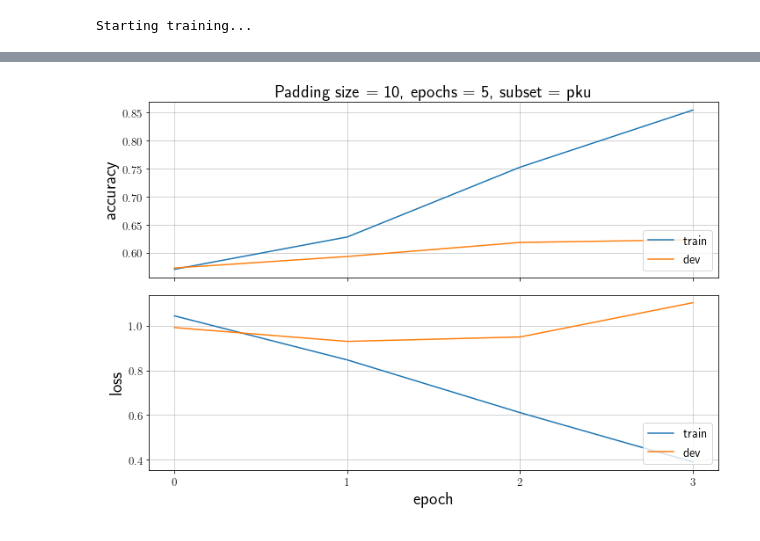
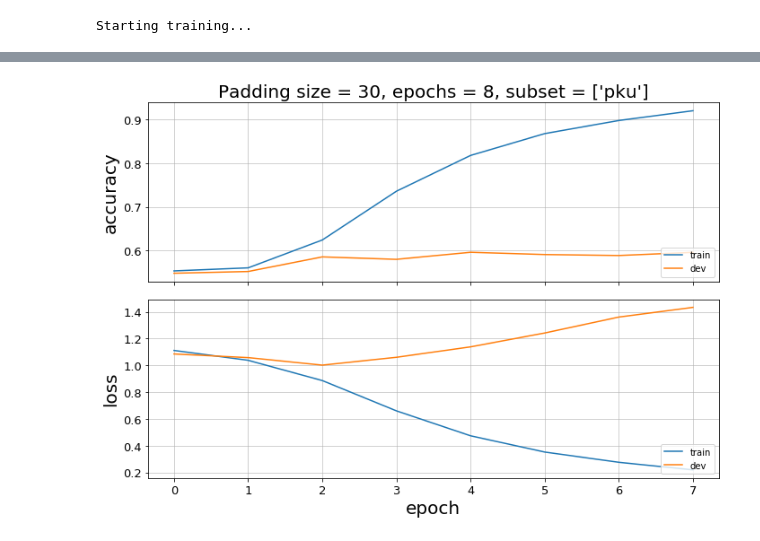
Before and after one commit to Ostyk/Chinese-LSTM, a Jupyter notebook: code/model.ipynb, the cells around one changed output, grey strips where cells are left out. Drawn from its saved outputs; the diff is of its cells as text; code cells hidden in the pictures.

```diff
--- a/code/model.ipynb
+++ b/code/model.ipynb
@@ -25,21 +11,12 @@ import numpy as np
 import time
 import matplotlib.pyplot as plt
 import pandas as pd
+import json
 
 from typing import Tuple, List, Dict
 import tensorflow.keras as K
 from tensorflow.keras.preprocessing.sequence import pad_sequences, TimeseriesGenerator
 from sklearn.preprocessing import OneHotEncoder
-
-plt.rcParams['text.usetex']=True
-plt.rcParams['text.latex.unicode']=True
-params = {'legend.fontsize': 'x-large',
-          'figure.figsize': (15, 5),
-         'axes.labelsize': 'x-large',
-         'axes.titlesize':'x-large',
-         'xtick.labelsize':'x-large',
-         'ytick.labelsize':'x-large'}
-plt.rcParams.update(params)
 # %%
 from tensorflow.random import set_random_seed
 set_random_seed(42)
@@ -251,0 +208,12 @@ y shape: (19056, 10, 4)
+# %%
+SUBSET = ['pku']
+PADDING_SIZE = 30
+data, uni_word_to_idx, bi_word_to_idx = data_feed(SUBSET, PADDING_SIZE)
+
+# saving critical info to be later used when used on test sets
+predict_dict = dict()
+predict_dict.update({"PADDING_SIZE": PADDING_SIZE})
+predict_dict.update({"UNIGRAM_DICT": uni_word_to_idx})
+predict_dict.update({"BIGRAM_DICT": bi_word_to_idx})
+with open("../resources/"+ '_'.join(SUBSET) + "_" + str(PADDING_SIZE) + '.json', 'w') as f:
+    json.dump(predict_dict, f)
@@ -252,12 +227,20 @@ y shape: (19056, 10, 4)
 # %% [markdown]
 # model
 # %%
-VOCAB_SIZE = {"unigrams": data['info']['uni_VocabSize'],
-              "bigrams": data['info']['bi_VocabSize']}
-EMBEDDING_SIZE = 32
+VOCAB_SIZE = {"unigrams": data['train']['info']['uni_VocabSize'],
+              "bigrams": data['train']['info']['bi_VocabSize']}
+EMBEDDING_SIZE = {"unigrams": 32,
+                  "bigrams": 16}
 HIDDEN_SIZE = 256
 batch_size = 128
-epochs = 5
+epochs = 20
+LEARNING_RATE = 0.0015
+INPUT_DROPOUT = 0.2
+LSTM_DROPOUT = 0.45
+RECURRENT_DROPOUT = 0.35
+
+#input dropout/ lstm dropout/recurrent dropout/ learning rate
+#0.35/0.3/0.25/0.0003 128 batch
 # %%
 K.backend.clear_session()
 # %%
@@ -378,7 +403,7 @@ def plot_training(model_name, save = False, PADDING_SIZE = None, epochs = None,
             else:
                 print("please select a correct log file to load")
         history = pd.read_csv('../resources/logging/'+model_name)
-        PADDING_SIZE, epochs, subset = 'Unknown', history.shape[0], 'Unknown'
+        #PADDING_SIZE, epochs, subset = 'Unknown', history.shape[0], 'Unknown'
     else:
         history = pd.read_csv('../resources/logging/keras_model_'+model_name+'.log')
 
@@ -386,33 +411,33 @@ def plot_training(model_name, save = False, PADDING_SIZE = None, epochs = None,
     # summarize history for accuracy
     axs[0].plot(history['acc'])
     axs[0].plot(history['val_acc'])
     #axs[0].title('model accuracy')
     axs[0].set_ylabel('accuracy',size = size)
     #axs[0].set_xlabel('epoch')
     axs[0].set_xticks((list(range(0,epochs))))
     axs[0].legend(['train', 'dev'], loc='lower right')
     axs[0].grid(alpha=0.7)
 
     axs[0].set_title("Padding size = {}, epochs = {}, subset = {}".format(PADDING_SIZE, epochs, subset), size = size)
 
     axs[0].tick_params(axis='x', labelsize=int(size/1.5))
     axs[1].tick_params(axis='x', labelsize=int(size/1.5))
     axs[0].tick_params(axis='y', labelsize=int(size/1.5))
     axs[1].tick_params(axis='y', labelsize=int(size/1.5))
 
     # summarize history for loss
     axs[1].plot(history['loss'])
     axs[1].plot(history['val_loss'])
     axs[1].set_ylabel('loss', size = size)
     axs[1].set_xlabel('epoch', size = size)
-    axs[1].set_xticks((list(range(0,epochs-1))))
+    axs[1].set_xticks((list(range(0,epochs))))
     axs[1].legend(['train', 'dev'], loc='lower right')
     axs[1].grid(alpha=0.7)
     fig.show()
     fig.tight_layout()
     fig.subplots_adjust(wspace=1, hspace=0.1)
     if save:
         fig.savefig("../resources/report_images/"+model_name+"training_plot.png")
-plot_training(model_name, True, PADDING_SIZE, epochs, SUBSET, size = 20)
+plot_training(model_name, True, PADDING_SIZE, 8, SUBSET, size = 20)
 # %% [output]
-[figure, old version]
+[figure, new version]
```
Also changed, not shown: parts of 13 cells of this notebook, 36 other files.
